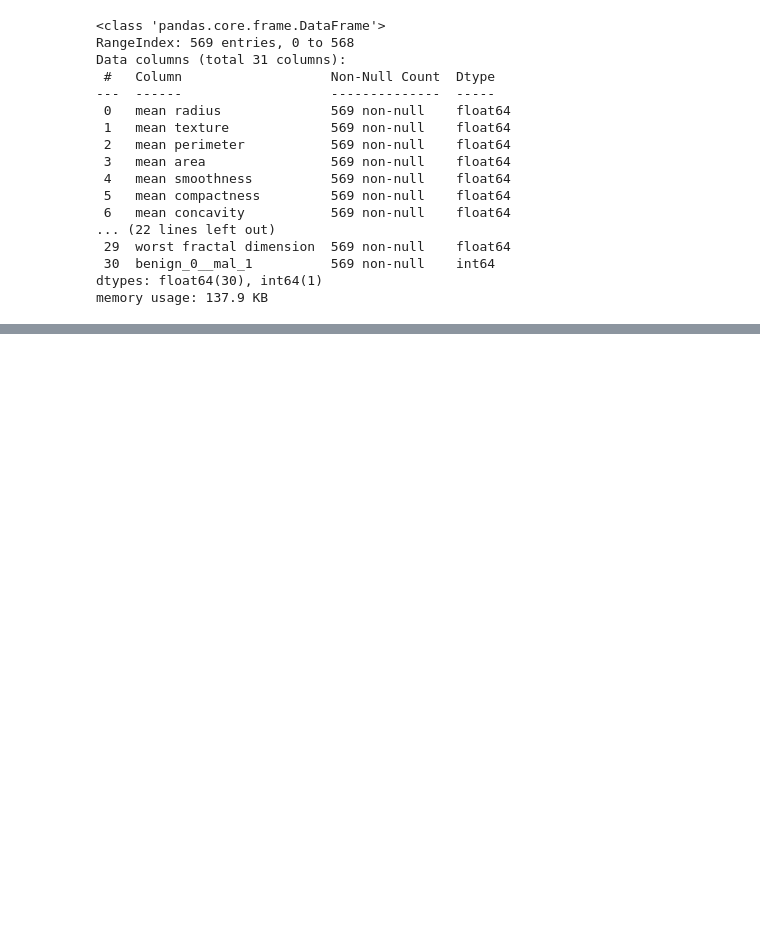
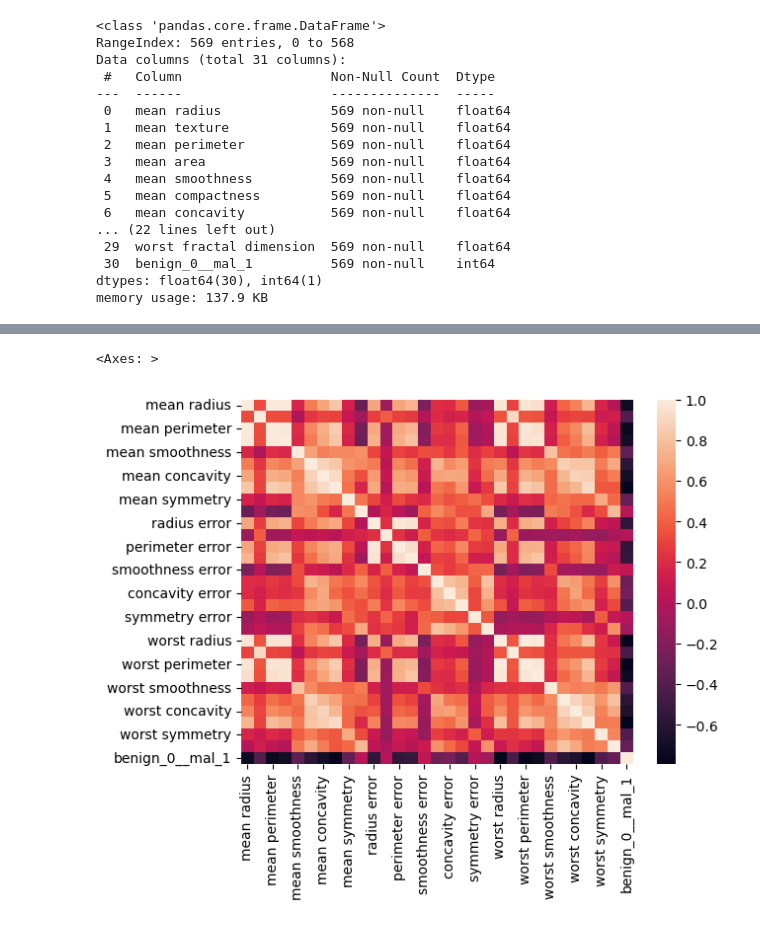
Before and after one commit to SuhasPalani/Python_Data, a Jupyter notebook: tensorflow/EDA_Preprocessing.ipynb, the cells around one changed output, grey strips where cells are left out. Cells and saved outputs as stored; diff of their text form; code cells hidden in the pictures; blank space fills up the shorter version.

```diff
--- a/tensorflow/EDA_Preprocessing.ipynb
+++ b/tensorflow/EDA_Preprocessing.ipynb
@@ -50,0 +104,5 @@ sns.countplot(x='beni')
+# %%
+sns.heatmap(df.corr())
+# %% [output]
+<Axes: >
+[figure, added]
```
Also changed, not shown: parts of 8 cells of this notebook.
